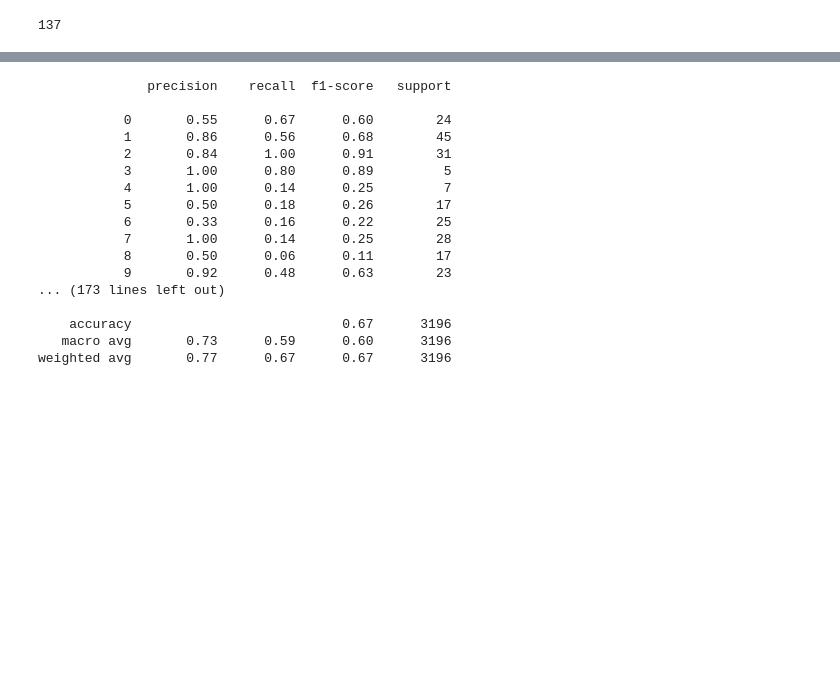
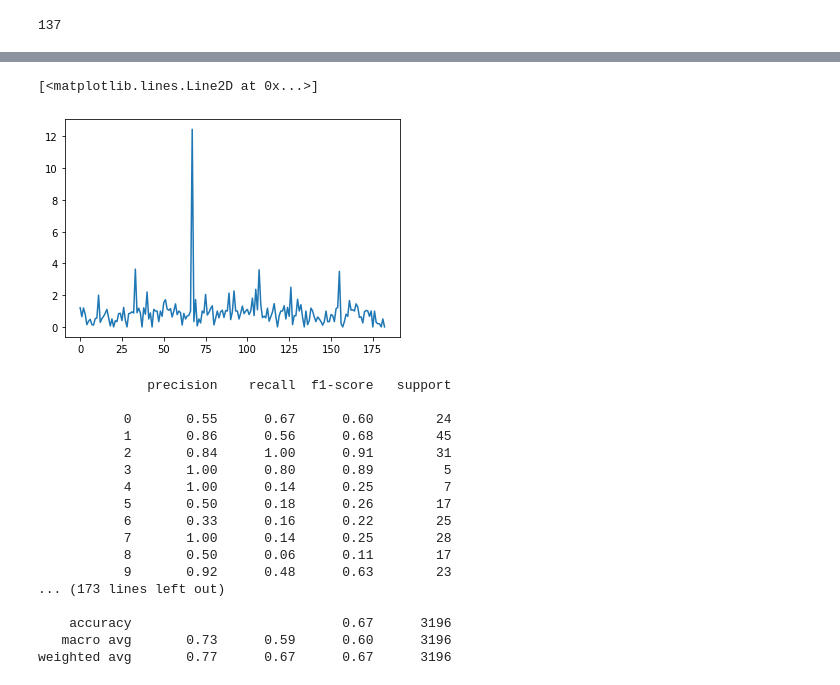
Before and after one commit to ChristianIngwersen/FungiClassification, a Jupyter notebook: confusion_matrix.ipynb, the cells around one changed output, grey strips where cells are left out. Saved outputs shown, nothing was run; the diff lists cells and outputs as text; code cells hidden in the pictures; blank space fills up the shorter version.

```diff
--- a/confusion_matrix.ipynb
+++ b/confusion_matrix.ipynb
@@ -164,3 +228,8 @@ m[:, 149].sum()
+# %%
+m.sum(0) / m.sum(1)
+# %% [output]
+[<matplotlib.lines.Line2D at 0x...>]
+[figure, added]
 # %%
 print(metrics.classification_report(df_all['class'], df_all['pred']))
 # %% [output]
```
Also changed, not shown: parts of 13 cells of this notebook, 2 other files.
